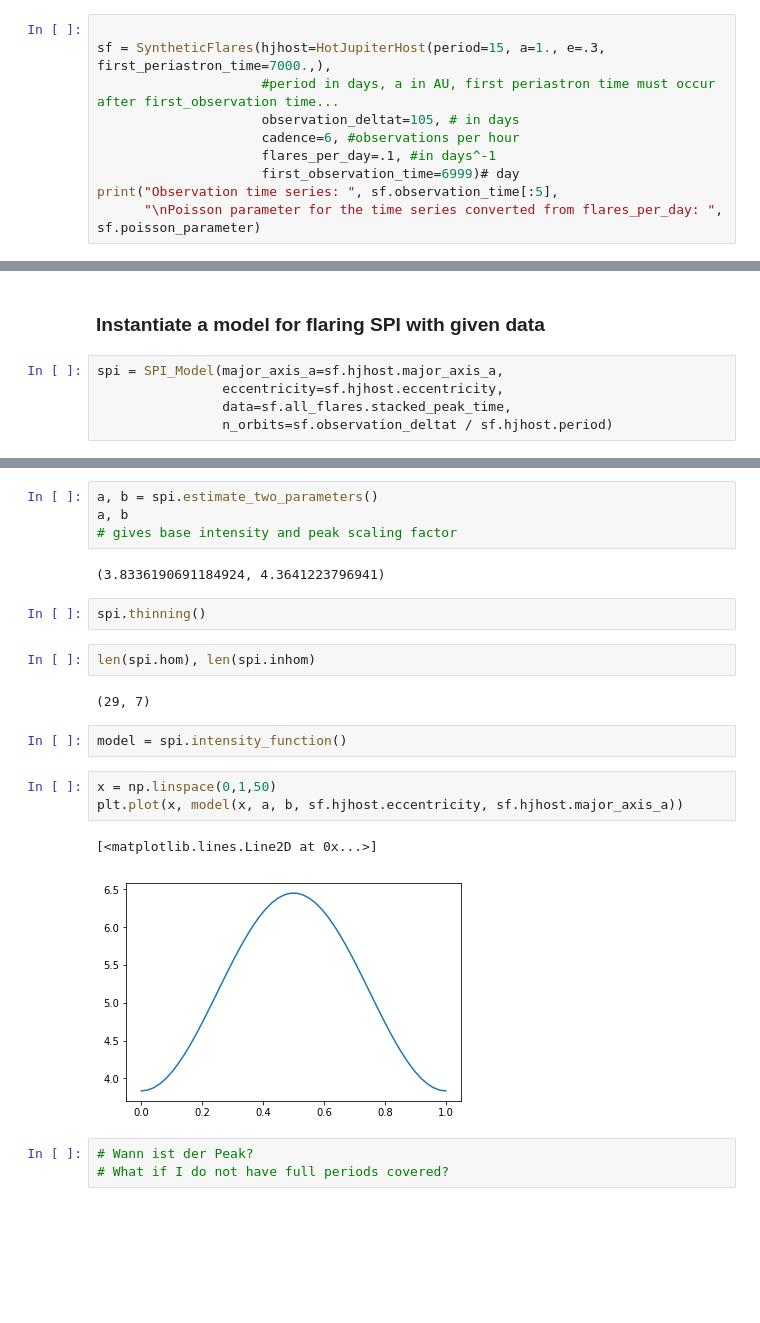
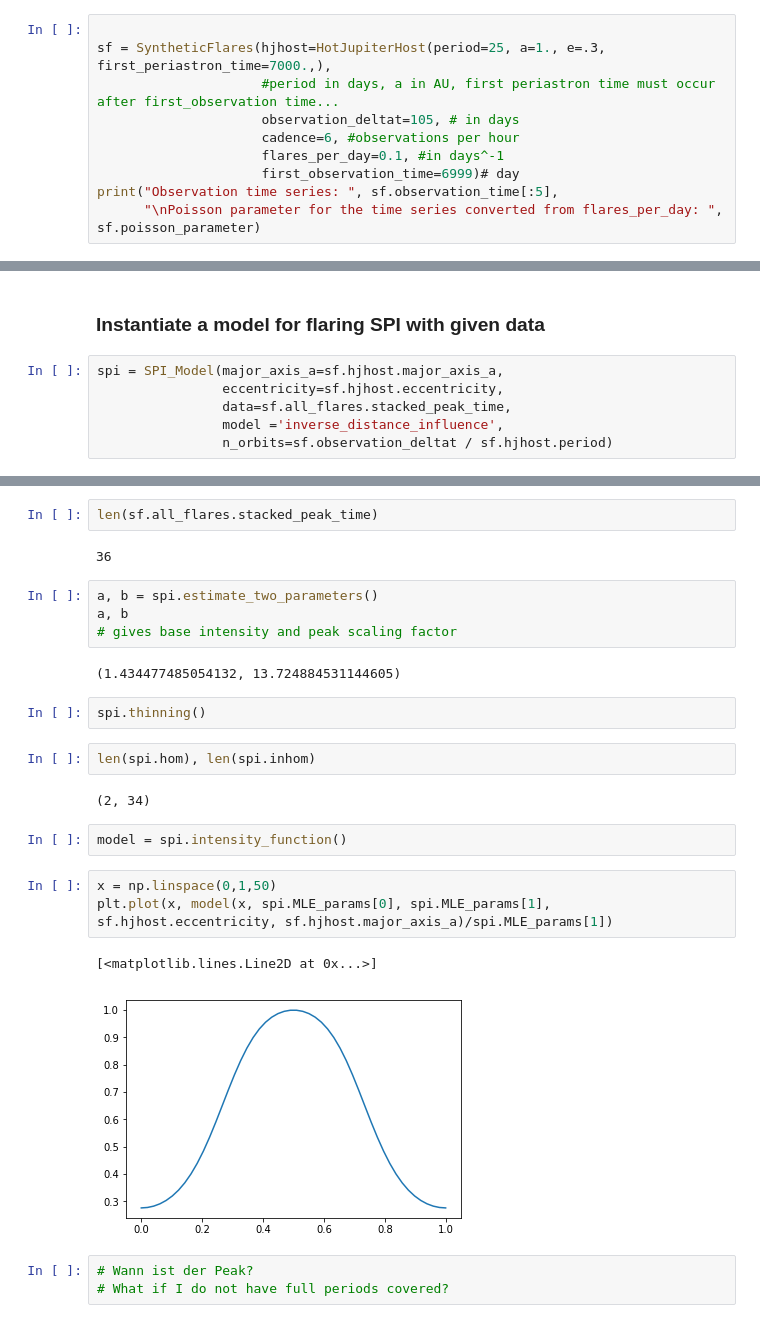
Before and after one commit to ekaterinailin/Orbital_Flare_Declustering, a Jupyter notebook: NB5_create_synthetic_flares_and_run_declustering.ipynb, the cells around one changed output, grey strips where cells are left out. Drawn from its saved outputs; the diff is of its cells as text; blank space fills up the shorter version.

Commit message:
tests and first results

```diff
--- a/NB5_create_synthetic_flares_and_run_declustering.ipynb
+++ b/NB5_create_synthetic_flares_and_run_declustering.ipynb
@@ -11,11 +11,11 @@ import matplotlib.pyplot as plt
 ### Create a Hot Jupiter host and a time series observations:
 # %%
 
-sf = SyntheticFlares(hjhost=HotJupiterHost(period=15, a=1., e=.3, first_periastron_time=7000.,),
+sf = SyntheticFlares(hjhost=HotJupiterHost(period=25, a=1., e=.3, first_periastron_time=7000.,),
                      #period in days, a in AU, first periastron time must occur after first_observation time...
                      observation_deltat=105, # in days
                      cadence=6, #observations per hour
-                     flares_per_day=.1, #in days^-1
+                     flares_per_day=0.1, #in days^-1
                      first_observation_time=6999)# day
 print("Observation time series: ", sf.observation_time[:5],
       "\nPoisson parameter for the time series converted from flares_per_day: ", sf.poisson_parameter)
@@ -47,6 +47,7 @@ sf.all_flares.head()
 spi = SPI_Model(major_axis_a=sf.hjhost.major_axis_a,
                 eccentricity=sf.hjhost.eccentricity,
                 data=sf.all_flares.stacked_peak_time,
+                model ='inverse_distance_influence',
                 n_orbits=sf.observation_deltat / sf.hjhost.period)
 # %%
 plt.figure(figsize=(16,4))
@@ -58,23 +59,27 @@ plt.xlim(0,1);
+# %%
+len(sf.all_flares.stacked_peak_time)
+# %% [output]
+36
 # %%
 a, b = spi.estimate_two_parameters()
 a, b
 # gives base intensity and peak scaling factor
 # %% [output]
-(3.8336190691184924, 4.3641223796941)
+(1.434477485054132, 13.724884531144605)
 # %%
 spi.thinning()
 # %%
 len(spi.hom), len(spi.inhom)
 # %% [output]
-(29, 7)
+(2, 34)
 # %%
 model = spi.intensity_function()
 # %%
 x = np.linspace(0,1,50)
-plt.plot(x, model(x, a, b, sf.hjhost.eccentricity, sf.hjhost.major_axis_a))
+plt.plot(x, model(x, spi.MLE_params[0], spi.MLE_params[1], sf.hjhost.eccentricity, sf.hjhost.major_axis_a)/spi.MLE_params[1])
 # %% [output]
 [<matplotlib.lines.Line2D at 0x...>]
-[figure, old version]
+[figure, new version]
 # %%
 # Wann ist der Peak?
 # What if I do not have full periods covered?
```
Also changed, not shown: parts of 5 cells of this notebook, 5 other files.
